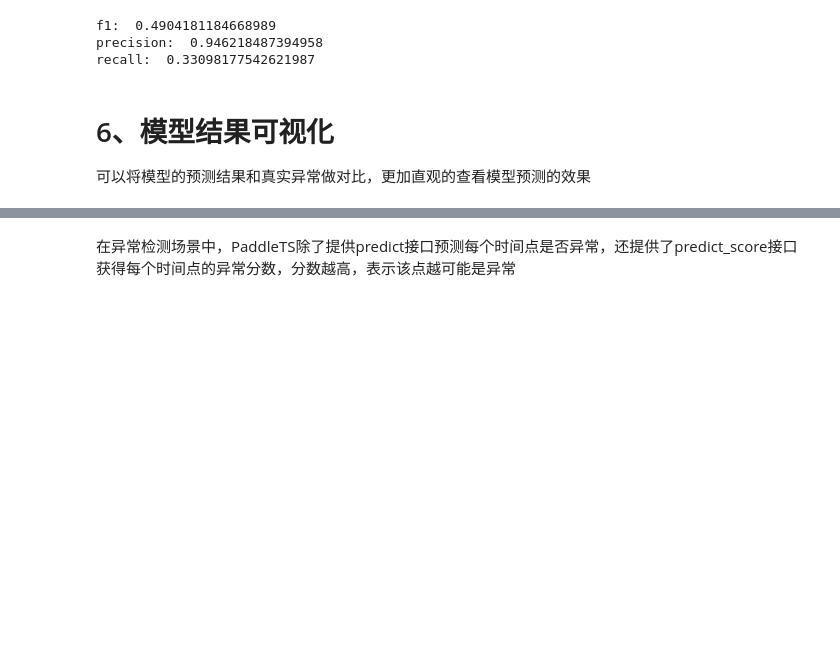
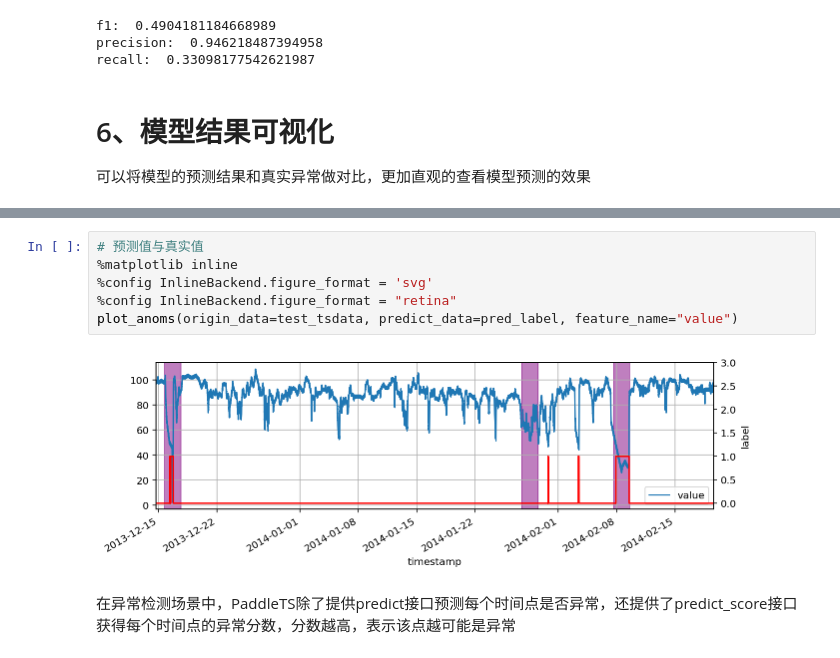
Before and after one commit to PaddlePaddle/PaddleTS, a Jupyter notebook: examples/anomaly_example.ipynb, the cells around one changed output, grey strips where cells are left out. Saved outputs shown, nothing was run; the diff lists cells and outputs as text; blank space fills up the shorter version.

```diff
--- a/examples/anomaly_example.ipynb
+++ b/examples/anomaly_example.ipynb
@@ -141,3 +150,11 @@ plot_anoms(origin_data=test_tsdata, predict_data=pred_label, feature_name="value
+# %%
+# 预测值与真实值
+%matplotlib inline
+%config InlineBackend.figure_format = 'svg'
+%config InlineBackend.figure_format = "retina"
+plot_anoms(origin_data=test_tsdata, predict_data=pred_label, feature_name="value")
+# %% [output]
+[figure, added]
 # %% [markdown]
 在异常检测场景中，PaddleTS除了提供predict接口预测每个时间点是否异常，还提供了predict_score接口获得每个时间点的异常分数，分数越高，表示该点越可能是异常
 # %%
```
Also changed, not shown: parts of 7 cells of this notebook, 11 other files.
